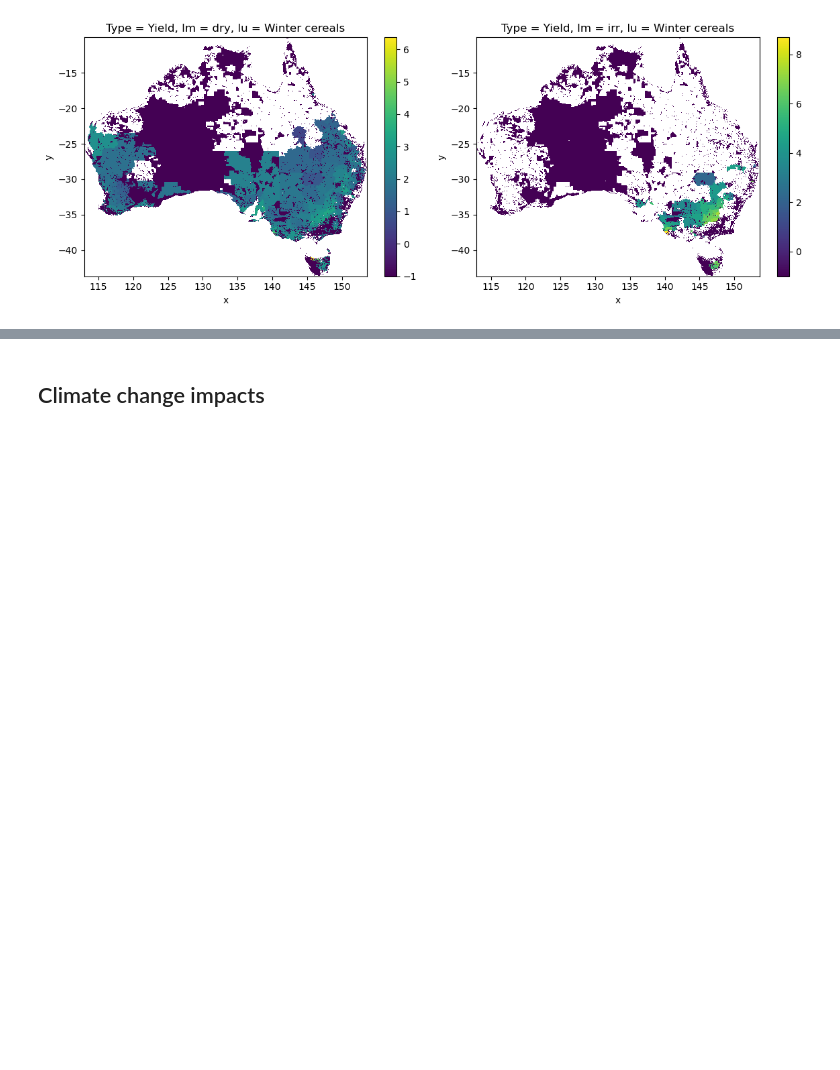
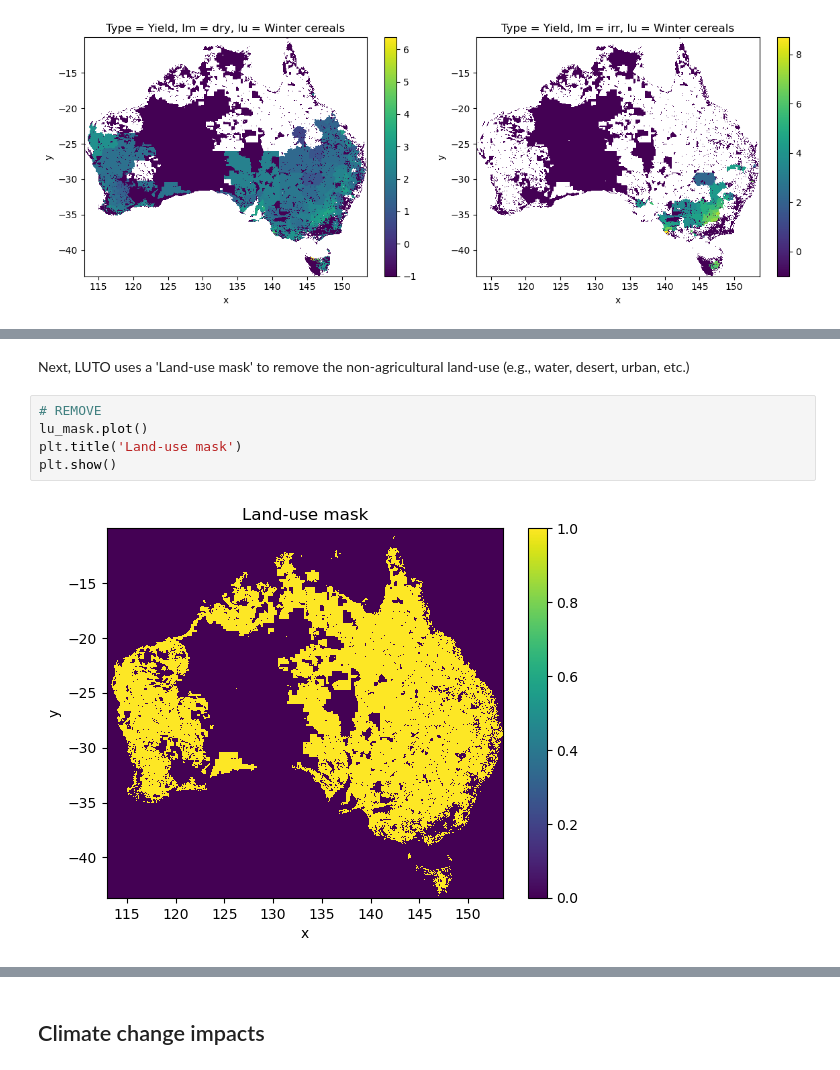
Before and after one commit to JinzhuWANG/LUTO_manual, a Jupyter notebook: _sources/Chap_1_1_LUTO_overview.ipynb, the cells around one changed output, grey strips where cells are left out. Drawn from its saved outputs; the diff is of its cells as text; blank space fills up the shorter version.

```diff
--- a/_sources/Chap_1_1_LUTO_overview.ipynb
+++ b/_sources/Chap_1_1_LUTO_overview.ipynb
@@ -343,0 +407,9 @@ plot_dry_irr(p_dry, p_irr)
+# %% [markdown]
+Next, LUTO uses a 'Land-use mask' to remove the non-agricultural land-use (e.g., water, desert, urban, etc.)
+# %%
+# REMOVE
+lu_mask.plot()
+plt.title('Land-use mask')
+plt.show()
+# %% [output]
+[figure, added]
```
Also changed, not shown: parts of 29 cells of this notebook, 8 other files.
